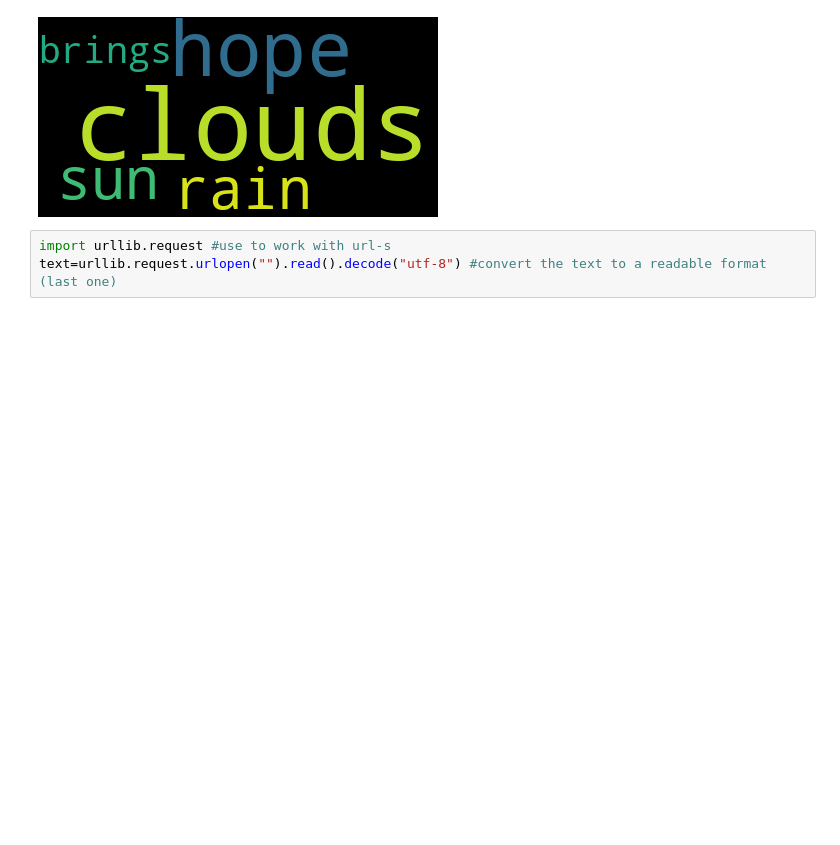
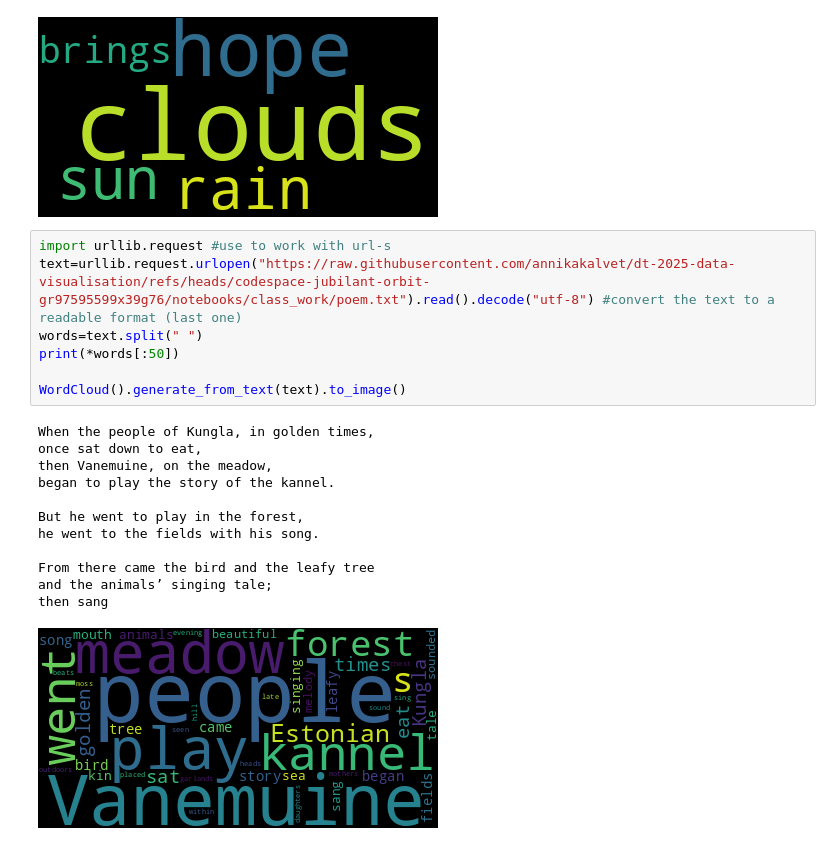
Before and after one commit to annikakalvet/dt-2025-data-visualisation, a Jupyter notebook: notebooks/class_work/week11.ipynb/week11_.ipynb, the cells around one changed output. Cells and saved outputs as stored; diff of their text form; blank space fills up the shorter version.

```diff
--- a/notebooks/class_work/week11.ipynb/week11_.ipynb
+++ b/notebooks/class_work/week11.ipynb/week11_.ipynb
@@ -114,4 +114,21 @@ img.show()
 [figure]
 # %%
 import urllib.request #use to work with url-s
-text=urllib.request.urlopen("").read().decode("utf-8") #convert the text to a readable format (last one)
+text=urllib.request.urlopen("https://raw.githubusercontent.com/annikakalvet/dt-2025-data-visualisation/refs/heads/codespace-jubilant-orbit-gr97595599x39g76/notebooks/class_work/poem.txt").read().decode("utf-8") #convert the text to a readable format (last one)
+words=text.split(" ")
+print(*words[:50])
+
+WordCloud().generate_from_text(text).to_image()
+# %% [output]
+When the people of Kungla, in golden times,
+once sat down to eat,
+then Vanemuine, on the meadow,
+began to play the story of the kannel.
+
+But he went to play in the forest,
+he went to the fields with his song.
+
+From there came the bird and the leafy tree
+and the animals’ singing tale;
+then sang
+[figure, added]
```
Also changed, not shown: parts of 3 cells of this notebook, 1 other file.
